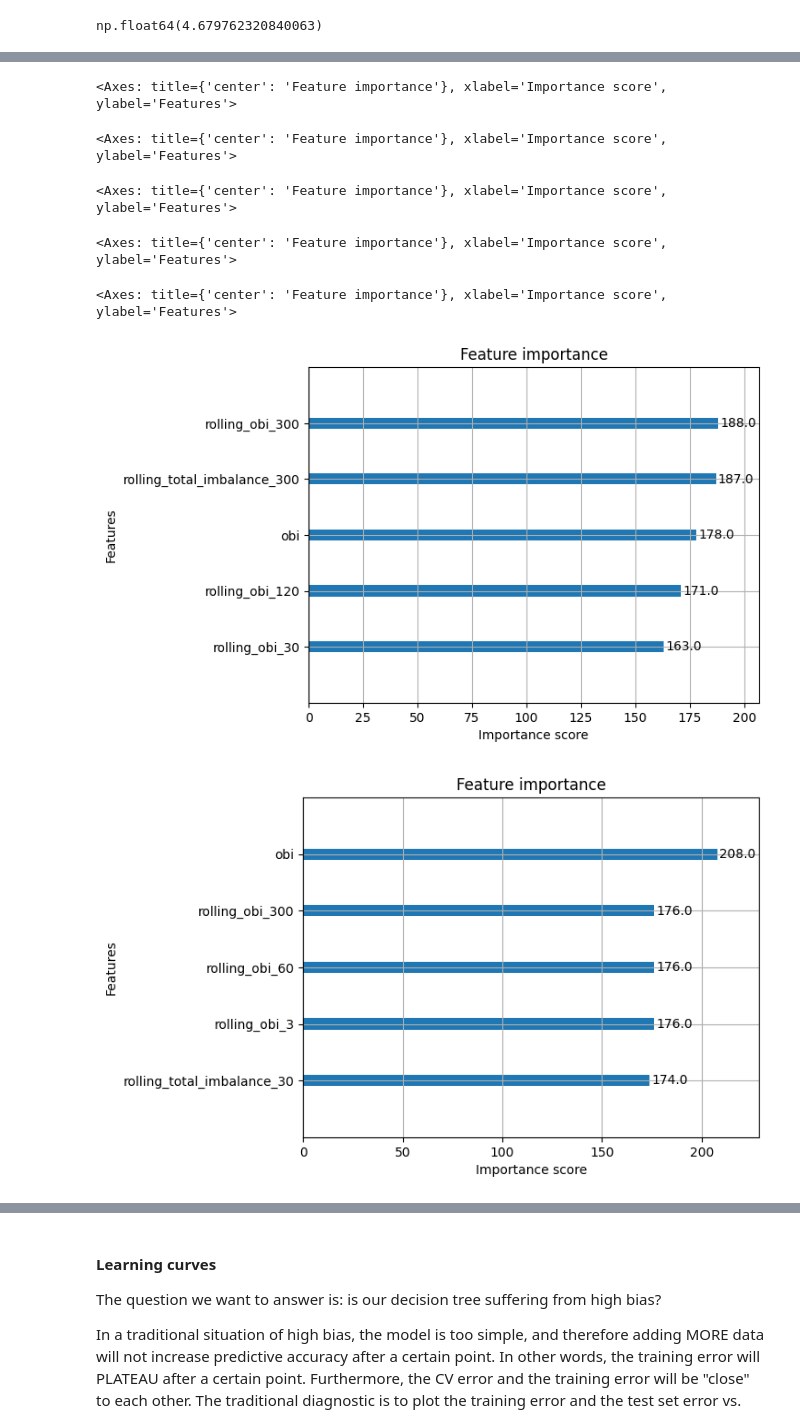
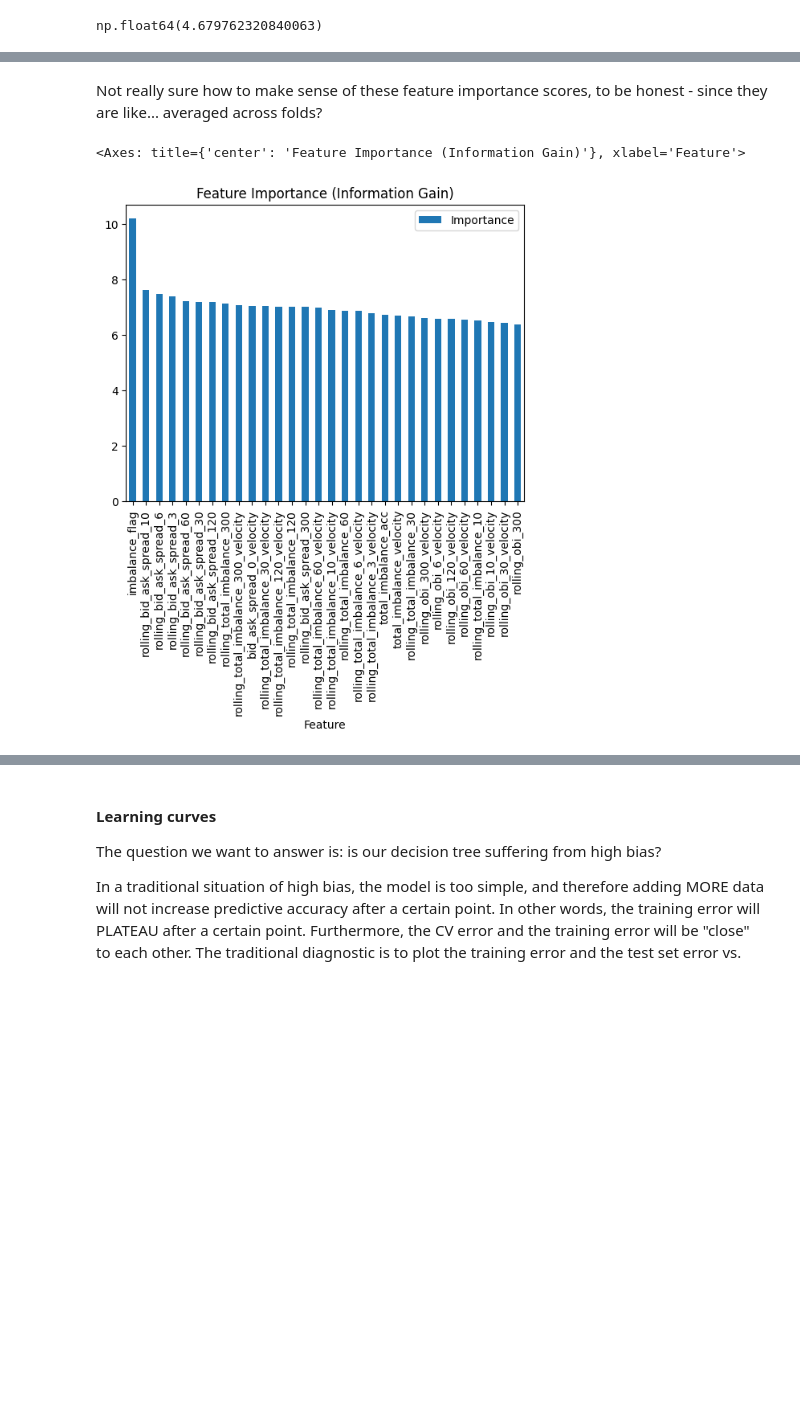
Before and after one commit to vbear97/Momentum-Strategies, a Jupyter notebook: part2_lob_ml.ipynb, the cells around one changed output, grey strips where cells are left out. Cells and saved outputs as stored; diff of their text form; code cells hidden in the pictures; blank space fills up the shorter version.

```diff
--- a/part2_lob_ml.ipynb
+++ b/part2_lob_ml.ipynb
@@ -369,3 +377,18 @@ np.int64(101)
+# %%
+#we want a rollign implementation
+def rolling_cv_split(data_length: int, train_size, test_size, step_size = None):
+    if step_size is None:
+        step_size = test_size
+    numbered_index = np.arange(data_length)
+    splits = []
+    start_idx = range(0, data_length - train_size - test_size + 1, step_size)
+    for start in start_idx:
+        train_idx = numbered_index[start: start + train_size]
+        val_idx = numbered_index[start+train_size : start + train_size + test_size]
+        splits.append((train_idx, val_idx))
+
+    print(f"Number of total test samples: {len(splits)}")
+    return splits
 # %%
 def sliding_window_cross_val(df: pd.DataFrame,
                              features: list[str],
@@ -373,8 +396,10 @@ def sliding_window_cross_val(df: pd.DataFrame,
                              xgb_params: dict = None,
                              num_splits: int = 10,
                              split_ratio: float = 0.8,
+                            train_size: int = None,
+                             test_size: int = None,
                              model_type: str = 'xgb',  # 'xgb' or 'linear'
-                             sliding: bool = True
+                             cv: str = 'split' # 'rolling' or #expand
                              ):
     val_scores = []
     train_scores = []
@@ -386,12 +411,16 @@ def sliding_window_cross_val(df: pd.DataFrame,
     if not (bad_gaps == expected).all():
         raise ValueError(f"Irregular timestamps found:\n{bad_gaps[bad_gaps != expected].value_counts()}")
 
-    if sliding:
+    if cv == 'split':
         tss = train_test_split(clean_df, num_splits=num_splits, split_ratio=split_ratio)
+    elif cv == 'rolling':
+        print(f"Using rolling window split")
+        tss = rolling_cv_split(data_length = len(clean_df), train_size = train_size, test_size = test_size)
     else:
+        print(f"Using expanding window split")
         tss = TimeSeriesSplit(n_splits = num_splits).split(clean_df)
 
-    for train_idx, val_idx in tqdm(tss, total=num_splits):
+    for train_idx, val_idx in tqdm(tss, total=len(tss)):
         train, val = clean_df.iloc[train_idx], clean_df.iloc[val_idx]
         X_train, y_train = train[features], train[target]
         X_val, y_val = val[features], val[target]
@@ -418,7 +447,7 @@ def sliding_window_cross_val(df: pd.DataFrame,
         'val_mean': np.mean(val_scores),
         'val_scores': val_scores,
         'train_scores': train_scores,
-        'models': models
+        'models': models,
     }
 # %%
 #Hyperparams - initial set
@@ -615,4 +731,5 @@ Therefore, there are two possibilities:
 # %%
 #initial visualisation - feature importance
-results = sliding_window_cross_val(df, features = feas_list, target = 'fwd_ret_3', xgb_params = params, num_splits = 5)
+results = sliding_window_cross_val(df, features = feas_list, target = 'fwd_ret_3', xgb_params = params, num_splits = 10)
+results_obi_only = sliding_window_cross_val(df, features = ['obi'], target = 'fwd_ret_3', xgb_params = params, num_splits = 10)
 # %% [output]
@@ -638,12 +753,16 @@ from xgboost import plot_importance
+# %% [markdown]
+Not really sure how to make sense of these feature importance scores, to be honest - since they are like... averaged across folds?
 # %%
 #note that feature importance is averaged across models
+importances = []
 for m in results['models']:
-    plot_importance(m, max_num_features = 5)
+    #idea - average feature importance across all k-folds
+    temp_df =  pd.DataFrame.from_dict(m.get_booster().get_score(importance_type = 'gain'), orient = 'index').reset_index()
+    temp_df.columns = ['Feature', 'Importance']
+    importances.append(temp_df)
+
+importances_df = pd.concat(importances).groupby('Feature').mean().sort_values(by = 'Importance', ascending=False)
+importances_df.head(n=30).plot.bar(title = 'Feature Importance (Information Gain)')
 # %% [output]
-<Axes: title={'center': 'Feature importance'}, xlabel='Importance score', ylabel='Features'>
+<Axes: title={'center': 'Feature Importance (Information Gain)'}, xlabel='Feature'>
-<Axes: title={'center': 'Feature importance'}, xlabel='Importance score', ylabel='Features'>
-<Axes: title={'center': 'Feature importance'}, xlabel='Importance score', ylabel='Features'>
-<Axes: title={'center': 'Feature importance'}, xlabel='Importance score', ylabel='Features'>
-<Axes: title={'center': 'Feature importance'}, xlabel='Importance score', ylabel='Features'>
-[figure, old version]
+[figure, new version]
-[figure, removed]
```
Also changed, not shown: parts of 47 cells of this notebook, 10 other files.
